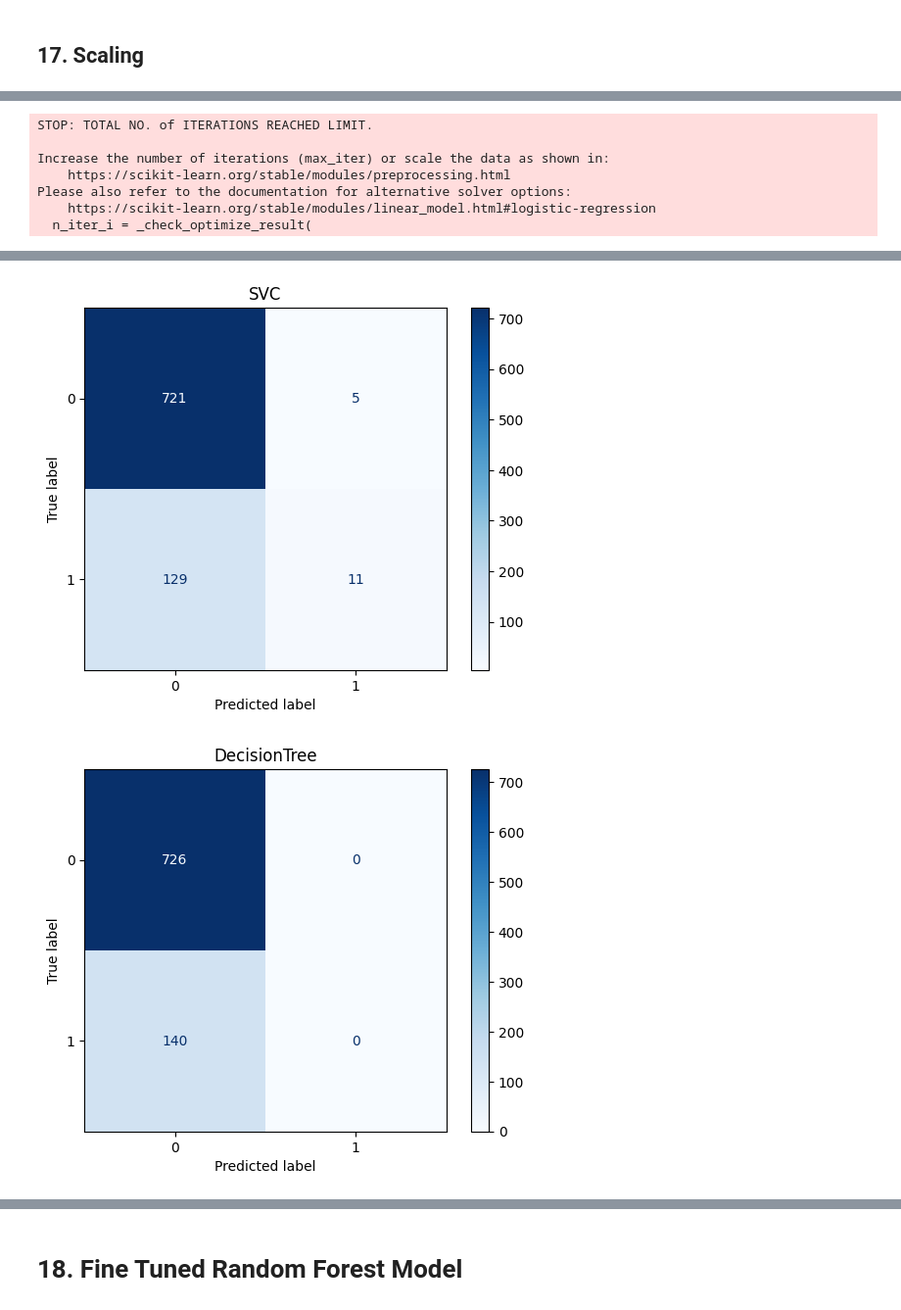
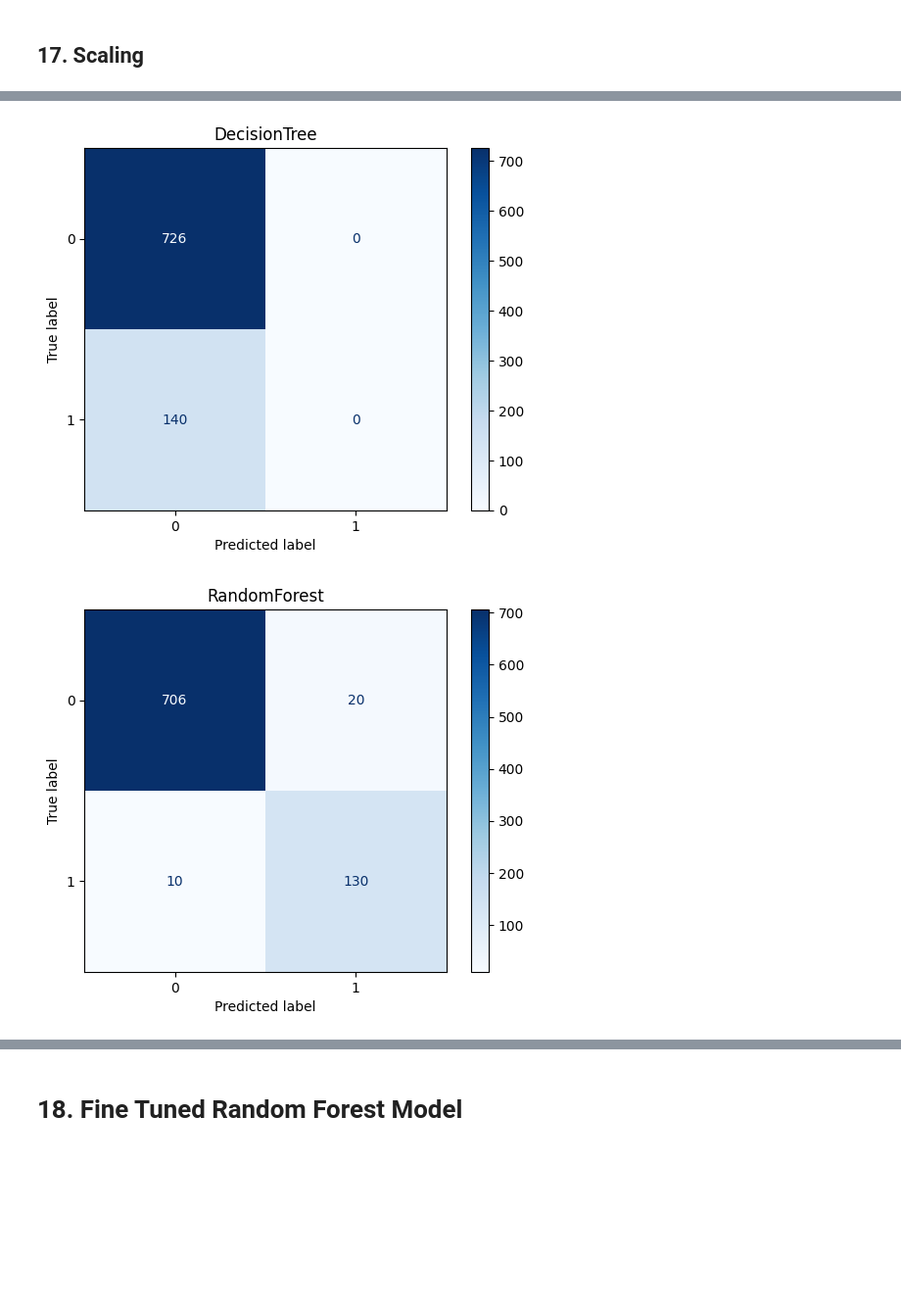
Before and after one commit to equisdel/INDIAI, a Jupyter notebook: final.ipynb, the cells around one changed output, grey strips where cells are left out. Shown at 98% size. Cells and saved outputs as stored; diff of their text form; code cells hidden in the pictures; blank space fills up the shorter version.

```diff
--- a/final.ipynb
+++ b/final.ipynb
@@ -1361,3 +1402,0 @@ dtype: int64
-# %%
-merged_df = merged_df[:][:]
-merged_df.info()
@@ -1509,6 +1543,10 @@ from sklearn.feature_selection import f_classif
 
 X = Dataframe_numerical
 y = merged_df['Attrition']
+
+
+relevant_f_classif = {}
+non_relevant_f_classif = []
 
 for column in X.columns:
     f_statistic, p_value = f_classif(X[[column]], y)
@@ -1521,9 +1559,13 @@ for column in X.columns:
     alpha = 0.05  # Significance level
     if p_value[0] < alpha:
         print(f"Reject the null hypothesis: {column} has a significant effect on Attrition.")
+        relevant_f_classif[column] = 1 - p_value
     else:
         print(f"Fail to reject the null hypothesis: {column} does not have a significant effect on Attrition.")
+        non_relevant_f_classif.append(column)
     print("------")
+
+print(relevant_f_classif)
 # %% [output]
 Feature: Age
 F-statistic: 108.43511027358882
@@ -1597,0 +1648,29 @@ Feature importances using RandomForestClassifier:
+# %%
+import pandas as pd
+from sklearn.preprocessing import MinMaxScaler
+
+# Create a DataFrame for each criterion
+chi2_df = pd.DataFrame(list(relevant_chi2.items()), columns=['Attribute', 'Chi2_Score'])
+f_classif_df = pd.DataFrame(list(relevant_f_classif.items()), columns=['Attribute', 'F_Classif_Score'])
+rfc_df = pd.DataFrame(list(relevant_rfc.items()), columns=['Attribute', 'RFC_Score'])
+
+# Merge the scores into a single DataFrame
+merged_df = pd.merge(chi2_df, f_classif_df, on='Attribute', how='outer')
+merged_df = pd.merge(merged_df, rfc_df, on='Attribute', how='outer')
+
+# Fill NaN scores with 0 (or another suitable value)
+merged_df = merged_df.fillna(0)
+
+# Normalize the scores using MinMaxScaler
+scaler = MinMaxScaler()
+score_columns = ['Chi2_Score', 'F_Classif_Score', 'RFC_Score']
+merged_df[score_columns] = scaler.fit_transform(merged_df[score_columns])
+
+# Calculate a combined score (equal weights for all criteria)
+merged_df['Combined_Score'] = merged_df[score_columns].mean(axis=1)
+
+# Sort the attributes by the combined score
+sorted_df = merged_df.sort_values(by='Combined_Score', ascending=False)
+
+# Display the final sorted DataFrame
+sorted_df
@@ -1892,8 +2042,8 @@ def TestModel(model,title):
 results = {}
 
 # Test each model
-log_reg = LogisticRegression(max_iter=100, random_state=42)
-results['LogisticRegression'] = TestModel(log_reg,'LogisticRegression')
+#log_reg = LogisticRegression(max_iter=100, random_state=42)
+#results['LogisticRegression'] = TestModel(log_reg,'LogisticRegression')
 
 svc = SVC()
 results['SVC'] = TestModel(svc,'SVC')
@@ -1918,7 +2083,0 @@ Training LogisticRegression
-STOP: TOTAL NO. of ITERATIONS REACHED LIMIT.
-
-Increase the number of iterations (max_iter) or scale the data as shown in:
-    https://scikit-learn.org/stable/modules/preprocessing.html
-Please also refer to the documentation for alternative solver options:
-    https://scikit-learn.org/stable/modules/linear_model.html#logistic-regression
-  n_iter_i = _check_optimize_result(
@@ -1943,2 +2085,2 @@ The best model is 'RandomForest' with an accuracy of 0.9781
-[figure, old version]
+[figure, new version]
-[figure, old version]
+[figure, new version]
```
Also changed, not shown: parts of 22 cells of this notebook, 2 other files.
